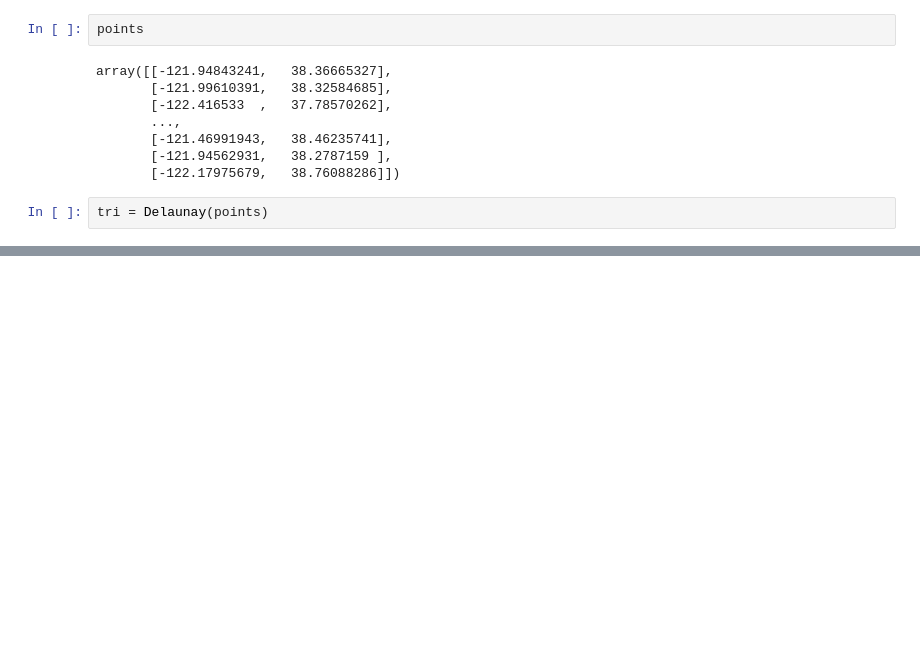
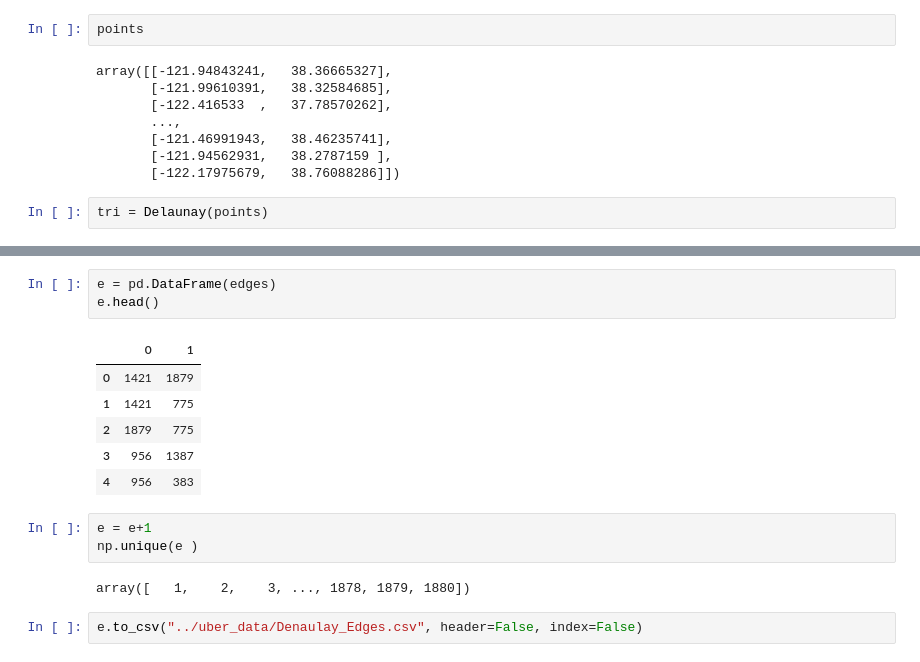
Before and after one commit to maithilibhide/ECE232, a Jupyter notebook: Project5/Traffic_Flow.ipynb, the cells around one changed output, grey strips where cells are left out. Drawn from its saved outputs; the diff is of its cells as text; blank space fills up the shorter version.

Commit message:
Denaulay

```diff
--- a/Project5/Traffic_Flow.ipynb
+++ b/Project5/Traffic_Flow.ipynb
@@ -46,0 +57,17 @@ plt.show()
+# %%
+e = pd.DataFrame(edges)
+e.head()
+# %% [output]
+|  | 0 | 1 |
+| 0 | 1421 | 1879 |
+| 1 | 1421 | 775 |
+| 2 | 1879 | 775 |
+| 3 | 956 | 1387 |
+| 4 | 956 | 383 |
+# %%
+e = e+1
+np.unique(e )
+# %% [output]
+array([   1,    2,    3, ..., 1878, 1879, 1880])
+# %%
+e.to_csv("../uber_data/Denaulay_Edges.csv", header=False, index=False)
```
Also changed, not shown: parts of 3 cells of this notebook, 1 other file.
